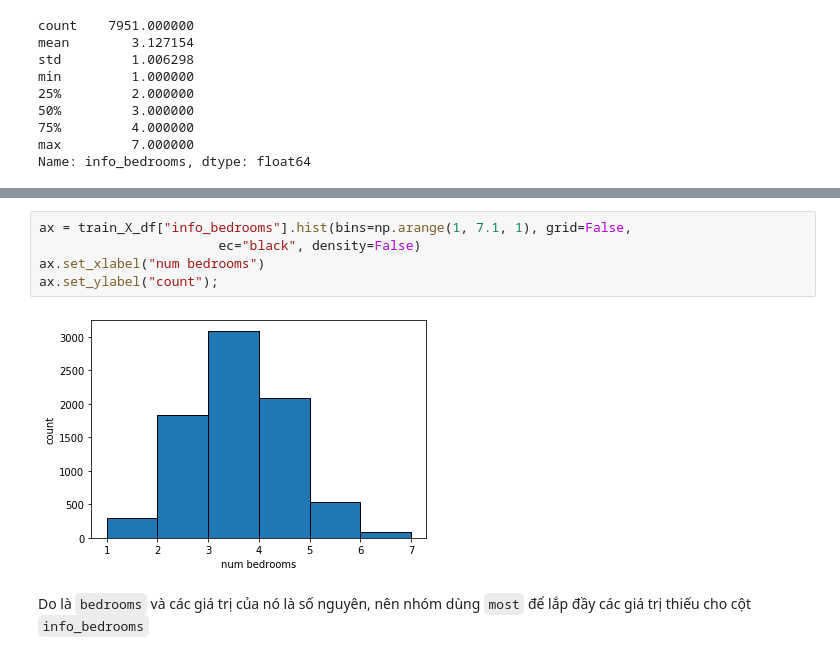
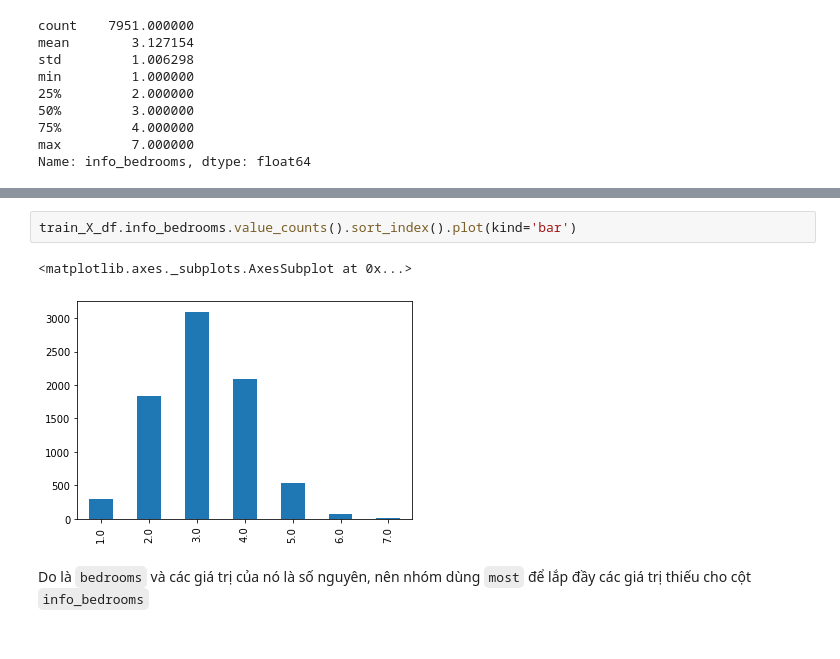
Before and after one commit to dpnam/DS-Final-Project, a Jupyter notebook: real-estate-California/HousePrice_California.ipynb, the cells around one changed output, grey strips where cells are left out. Saved outputs shown, nothing was run; the diff lists cells and outputs as text.

```diff
--- a/real-estate-California/HousePrice_California.ipynb
+++ b/real-estate-California/HousePrice_California.ipynb
@@ -1013,10 +1013,8 @@ Name: info_bedrooms, dtype: float64
-# %%
-ax = train_X_df["info_bedrooms"].hist(bins=np.arange(1, 7.1, 1), grid=False,
-                       ec="black", density=False)
-ax.set_xlabel("num bedrooms")
-ax.set_ylabel("count");
-# %% [output]
-[figure, removed]
+# %%
+train_X_df.info_bedrooms.value_counts().sort_index().plot(kind='bar')
+# %% [output]
+<matplotlib.axes._subplots.AxesSubplot at 0x...>
+[figure, added]
 # %% [markdown]
 Do là `bedrooms` và các giá trị của nó là số nguyên, nên nhóm dùng `most` để lắp đầy các giá trị thiếu cho cột `info_bedrooms`
 # %% [markdown]
```
Also changed, not shown: parts of 31 cells of this notebook.
